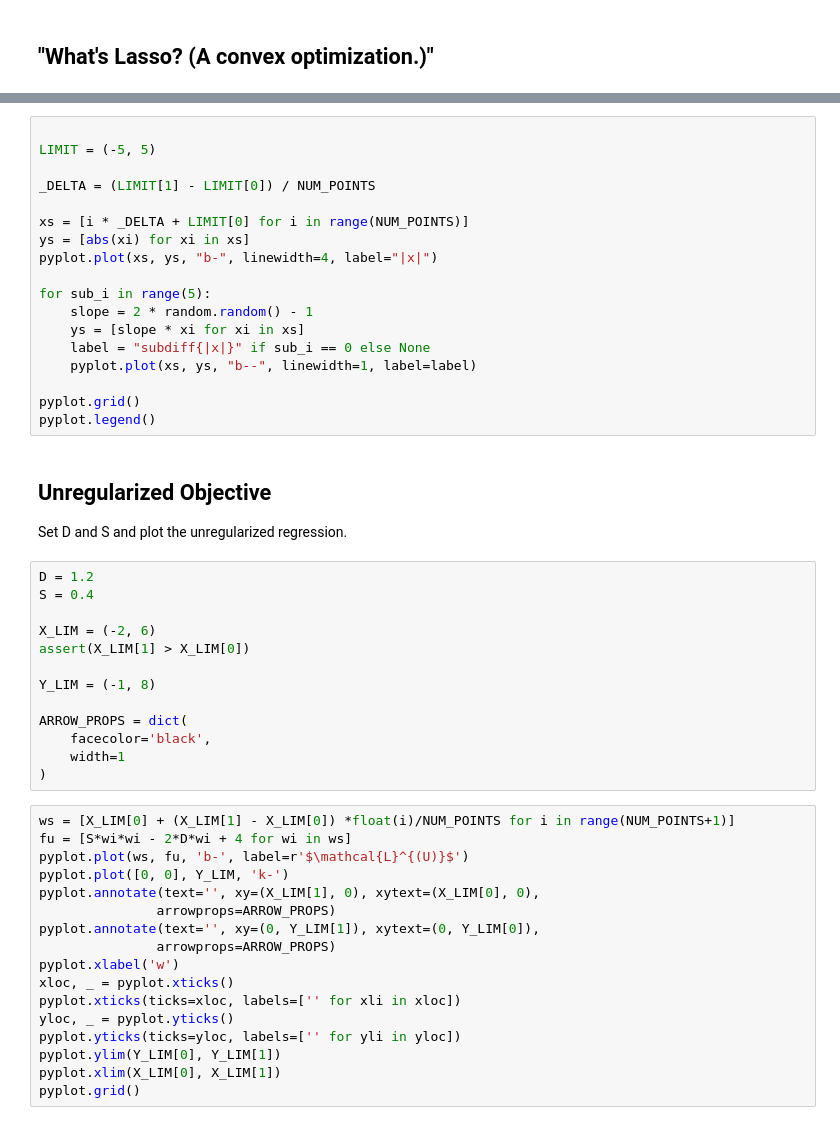
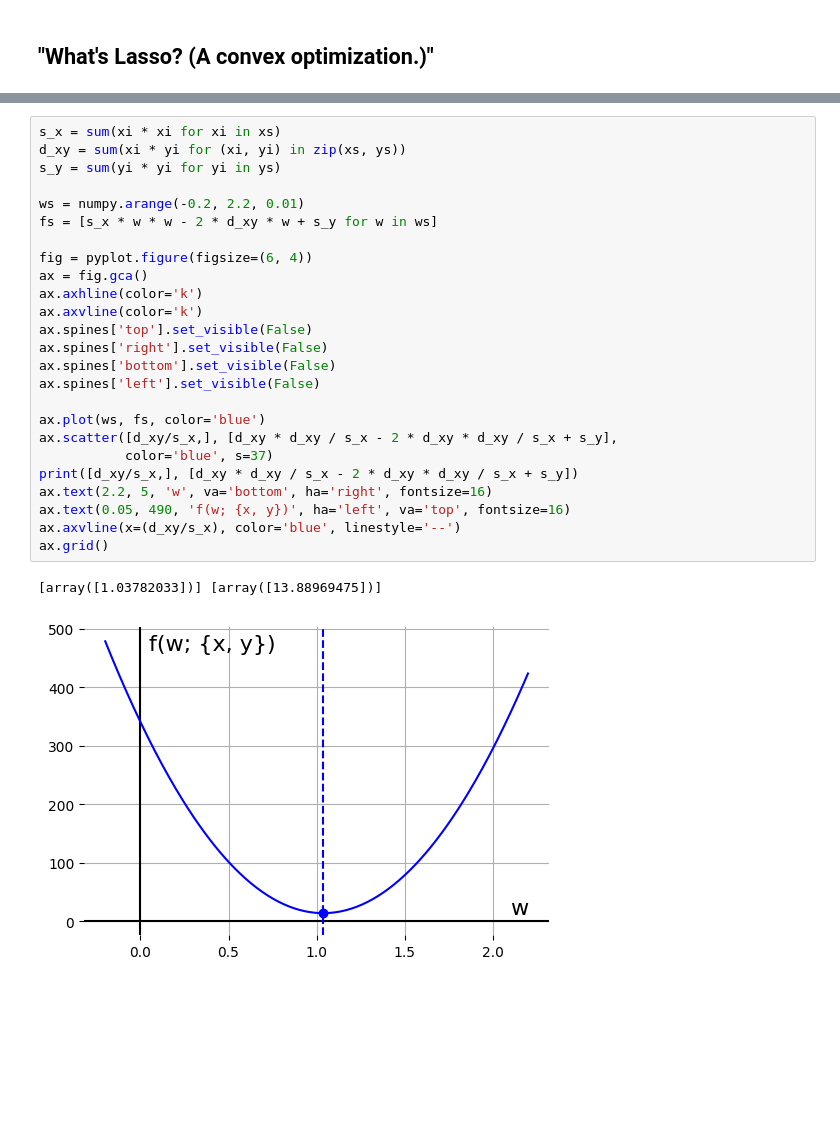
Before and after one commit to bgawalt/blog, a Jupyter notebook: content/jupyter/0004-lasso.ipynb, the cells around one changed output, grey strips where cells are left out. Saved outputs shown, nothing was run; the diff lists cells and outputs as text; blank space fills up the shorter version.

```diff
--- a/content/jupyter/0004-lasso.ipynb
+++ b/content/jupyter/0004-lasso.ipynb
@@ -97,52 +100,28 @@ Linear regression models with a zero l1 penalization strength are more efficient
-# %%
-
-LIMIT = (-5, 5)
-
-_DELTA = (LIMIT[1] - LIMIT[0]) / NUM_POINTS
-
-xs = [i * _DELTA + LIMIT[0] for i in range(NUM_POINTS)]
-ys = [abs(xi) for xi in xs]
-pyplot.plot(xs, ys, "b-", linewidth=4, label="|x|")
-
-for sub_i in range(5):
-    slope = 2 * random.random() - 1
-    ys = [slope * xi for xi in xs]
-    label = "subdiff{|x|}" if sub_i == 0 else None
-    pyplot.plot(xs, ys, "b--", linewidth=1, label=label)
-
-pyplot.grid()
-pyplot.legend()
-# %% [markdown]
-## Unregularized Objective
-
-Set D and S and plot the unregularized regression.
-# %%
-D = 1.2
-S = 0.4
-
-X_LIM = (-2, 6)
-assert(X_LIM[1] > X_LIM[0])
-
-Y_LIM = (-1, 8)
-
-ARROW_PROPS = dict(
-    facecolor='black',
-    width=1
-)
-# %%
-ws = [X_LIM[0] + (X_LIM[1] - X_LIM[0]) *float(i)/NUM_POINTS for i in range(NUM_POINTS+1)]
-fu = [S*wi*wi - 2*D*wi + 4 for wi in ws]
-pyplot.plot(ws, fu, 'b-', label=r'$\mathcal{L}^{(U)}$')
-pyplot.plot([0, 0], Y_LIM, 'k-')
-pyplot.annotate(text='', xy=(X_LIM[1], 0), xytext=(X_LIM[0], 0),
-               arrowprops=ARROW_PROPS)
-pyplot.annotate(text='', xy=(0, Y_LIM[1]), xytext=(0, Y_LIM[0]),
-               arrowprops=ARROW_PROPS)
-pyplot.xlabel('w')
-xloc, _ = pyplot.xticks()
-pyplot.xticks(ticks=xloc, labels=['' for xli in xloc])
-yloc, _ = pyplot.yticks()
-pyplot.yticks(ticks=yloc, labels=['' for yli in yloc])
-pyplot.ylim(Y_LIM[0], Y_LIM[1])
-pyplot.xlim(X_LIM[0], X_LIM[1])
-pyplot.grid()
+# %%
+s_x = sum(xi * xi for xi in xs)
+d_xy = sum(xi * yi for (xi, yi) in zip(xs, ys))
+s_y = sum(yi * yi for yi in ys)
+
+ws = numpy.arange(-0.2, 2.2, 0.01)
+fs = [s_x * w * w - 2 * d_xy * w + s_y for w in ws]
+
+fig = pyplot.figure(figsize=(6, 4))
+ax = fig.gca()
+ax.axhline(color='k')
+ax.axvline(color='k')
+ax.spines['top'].set_visible(False)
+ax.spines['right'].set_visible(False)
+ax.spines['bottom'].set_visible(False)
+ax.spines['left'].set_visible(False)
+
+ax.plot(ws, fs, color='blue')
+ax.scatter([d_xy/s_x,], [d_xy * d_xy / s_x - 2 * d_xy * d_xy / s_x + s_y],
+           color='blue', s=37)
+print([d_xy/s_x,], [d_xy * d_xy / s_x - 2 * d_xy * d_xy / s_x + s_y])
+ax.text(2.2, 5, 'w', va='bottom', ha='right', fontsize=16)
+ax.text(0.05, 490, 'f(w; {x, y})', ha='left', va='top', fontsize=16)
+ax.axvline(x=(d_xy/s_x), color='blue', linestyle='--')
+ax.grid()
+# %% [output]
+[array([1.03782033])] [array([13.88969475])]
+[figure, added]
```
Also changed, not shown: parts of 4 cells of this notebook, 2 other files.
